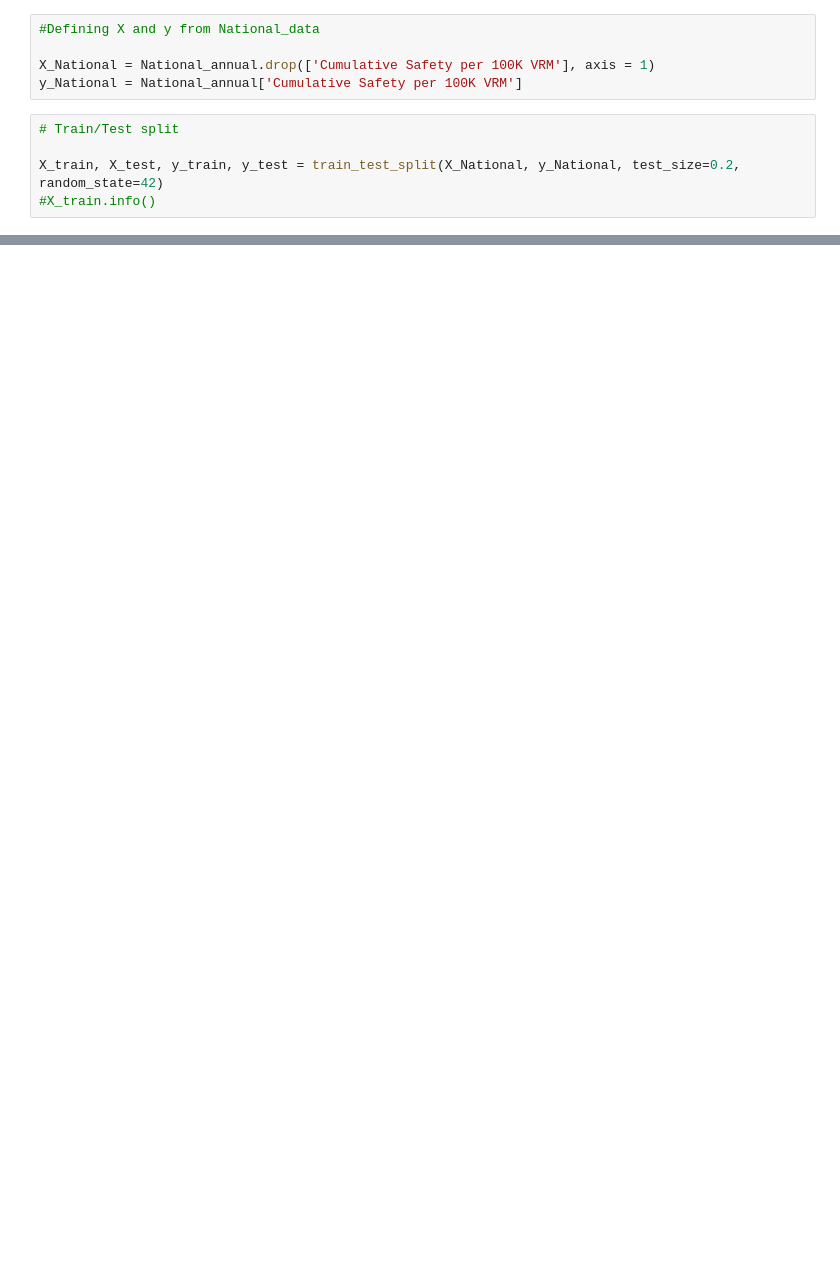
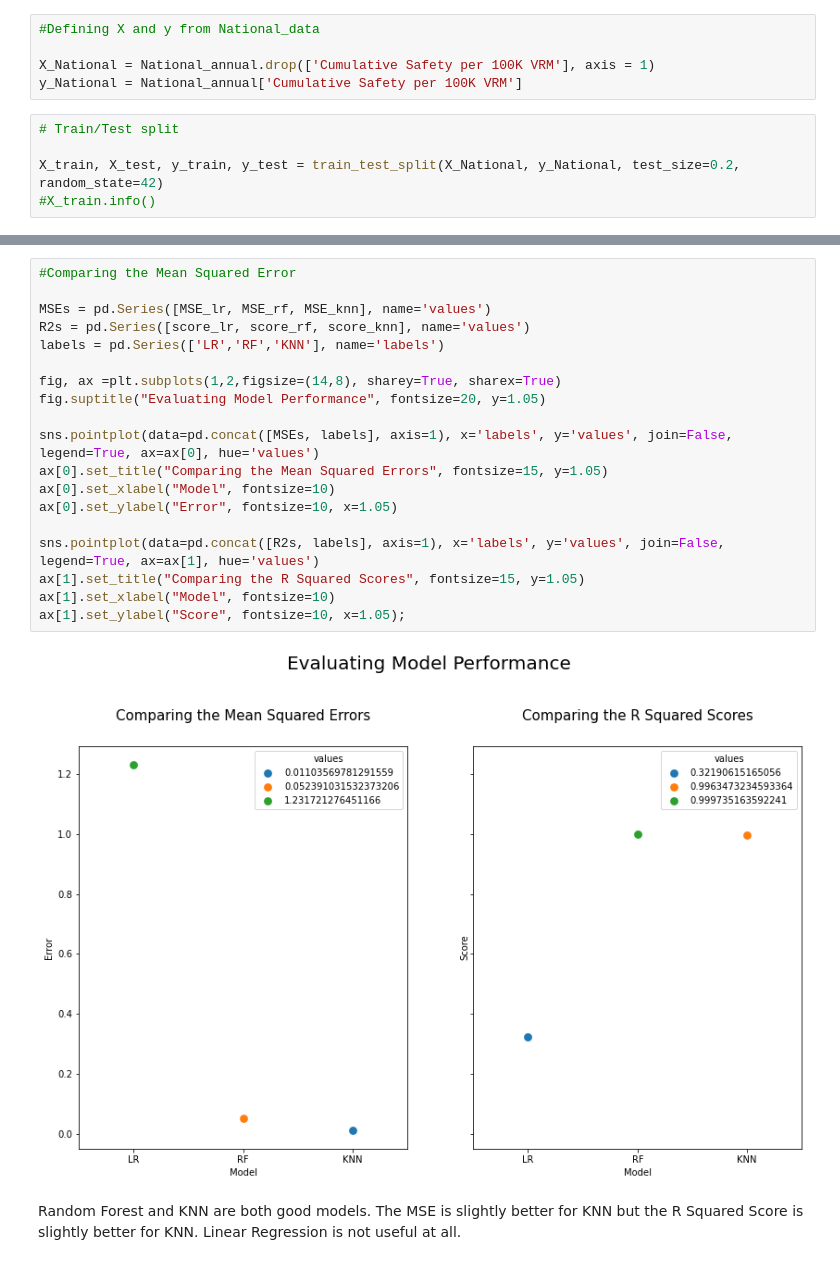
Before and after one commit to tamarahorne/Springboard, a Jupyter notebook: Capstone Project 2/notebooks/04_Preprocessing_and_Training.ipynb, the cells around one changed output, grey strips where cells are left out. Cells and saved outputs as stored; diff of their text form; blank space fills up the shorter version.

```diff
--- a/Capstone Project 2/notebooks/04_Preprocessing_and_Training.ipynb
+++ b/Capstone Project 2/notebooks/04_Preprocessing_and_Training.ipynb
@@ -812,0 +836,23 @@ ax[1].set_ylabel("Score", fontsize=10, x=1.05);
+# %%
+#Comparing the Mean Squared Error
+
+MSEs = pd.Series([MSE_lr, MSE_rf, MSE_knn], name='values')
+R2s = pd.Series([score_lr, score_rf, score_knn], name='values')
+labels = pd.Series(['LR','RF','KNN'], name='labels')
+
+fig, ax =plt.subplots(1,2,figsize=(14,8), sharey=True, sharex=True)
+fig.suptitle("Evaluating Model Performance", fontsize=20, y=1.05)
+
+sns.pointplot(data=pd.concat([MSEs, labels], axis=1), x='labels', y='values', join=False, legend=True, ax=ax[0], hue='values')
+ax[0].set_title("Comparing the Mean Squared Errors", fontsize=15, y=1.05)
+ax[0].set_xlabel("Model", fontsize=10)
+ax[0].set_ylabel("Error", fontsize=10, x=1.05)
+
+sns.pointplot(data=pd.concat([R2s, labels], axis=1), x='labels', y='values', join=False, legend=True, ax=ax[1], hue='values')
+ax[1].set_title("Comparing the R Squared Scores", fontsize=15, y=1.05)
+ax[1].set_xlabel("Model", fontsize=10)
+ax[1].set_ylabel("Score", fontsize=10, x=1.05);
+# %% [output]
+[figure, added]
+# %% [markdown]
+Random Forest and KNN are both good models.  The MSE is slightly better for KNN but the R Squared Score is slightly better for KNN.  Linear Regression is not useful at all.
```
Also changed, not shown: parts of 115 cells of this notebook, 1 other file.
